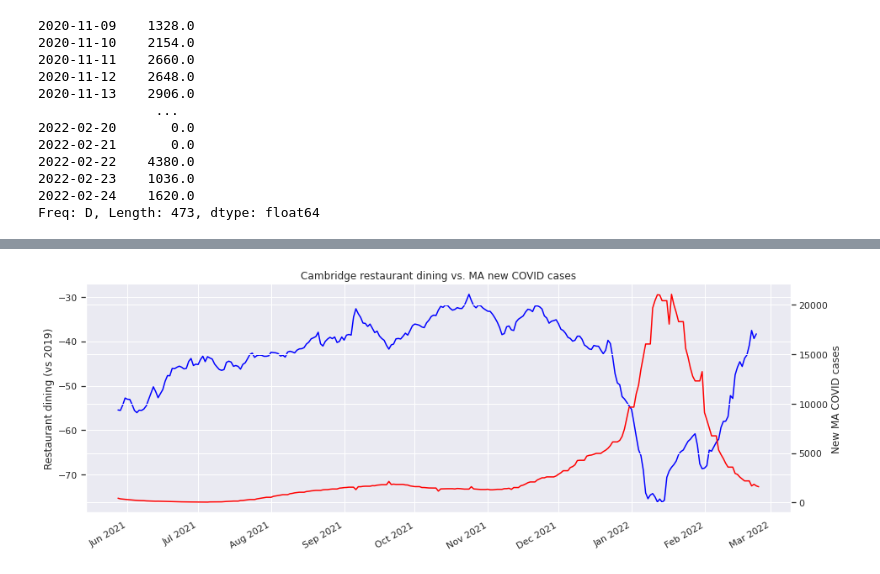
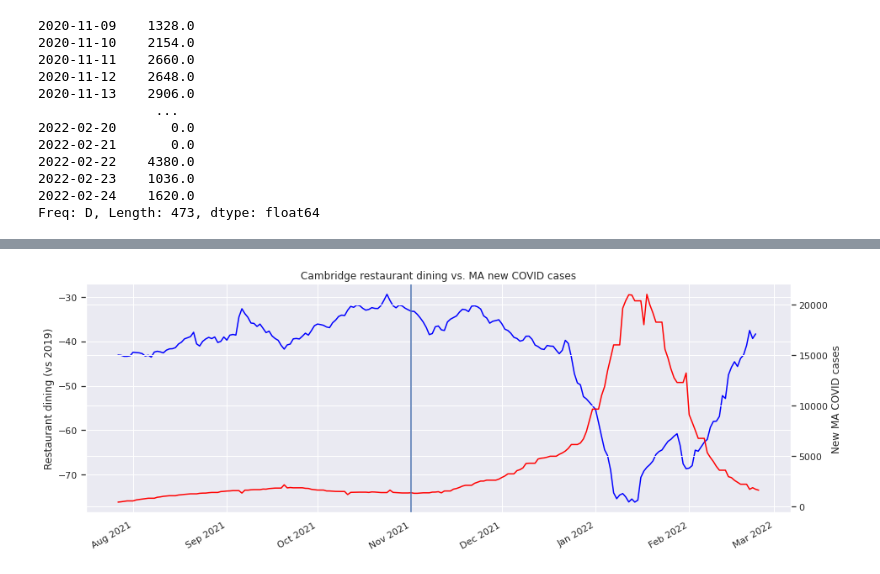
Before and after one commit to itamarst/cambridge-dining, a Jupyter notebook: dining-cambridge.ipynb, the cells around one changed output, grey strips where cells are left out. Cells and saved outputs as stored; diff of their text form; code cells hidden in the pictures.

```diff
--- a/dining-cambridge.ipynb
+++ b/dining-cambridge.ipynb
@@ -99,14 +99,16 @@ plot_series(new_covid_14dayaverage, "New COVID cases, 14-day average (lower is b
 # %%
 plt.figure(figsize=(15,5))
-ax = sns.lineplot(data=cambridge_14dayaverage.iloc[200:], color="blue")
-ax2 = sns.lineplot(data=new_covid_14dayaverage.iloc[200:], ax=ax.twinx(), color="red")
+ax = sns.lineplot(data=cambridge_14dayaverage.iloc[260:], color="blue")
+ax2 = sns.lineplot(data=new_covid_14dayaverage.iloc[260:], ax=ax.twinx(), color="red")
 ax.set_title("Cambridge restaurant dining vs. MA new COVID cases")
 ax.set(ylabel="Restaurant dining (vs 2019)")
 ax.xaxis.set_major_formatter(mdates.DateFormatter('%b %Y'))
 for label in ax.get_xticklabels(which='major'):
     label.set(rotation=30, horizontalalignment='right')
 ax2.set(ylabel="New MA COVID cases")
 ax.xaxis.set_major_locator(mdates.MonthLocator())
+from datetime import datetime
+plt.axvline(x=datetime(2021, 11, 1))
 plt.show()
 # %% [output]
-[figure, old version]
+[figure, new version]
```
Also changed, not shown: parts of 1 cell of this notebook.
